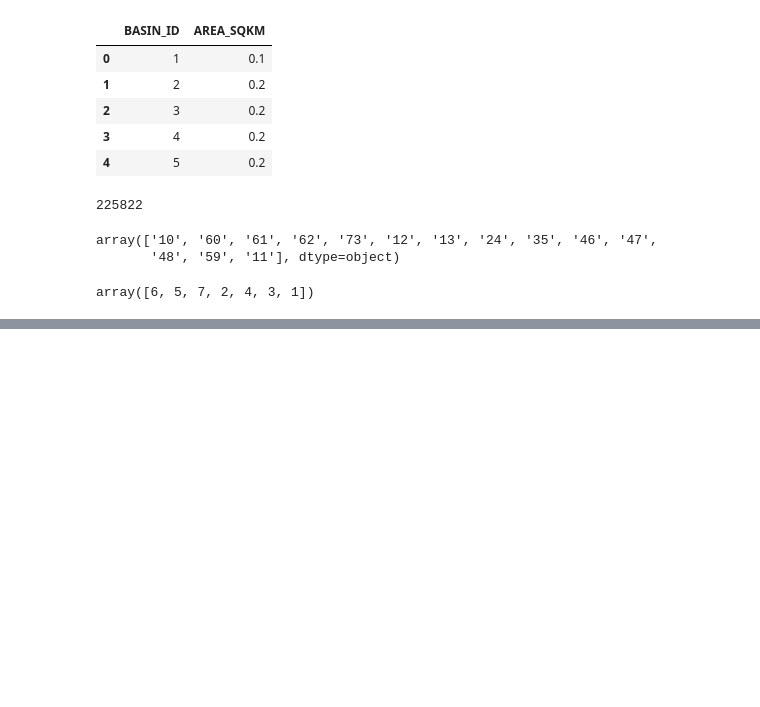
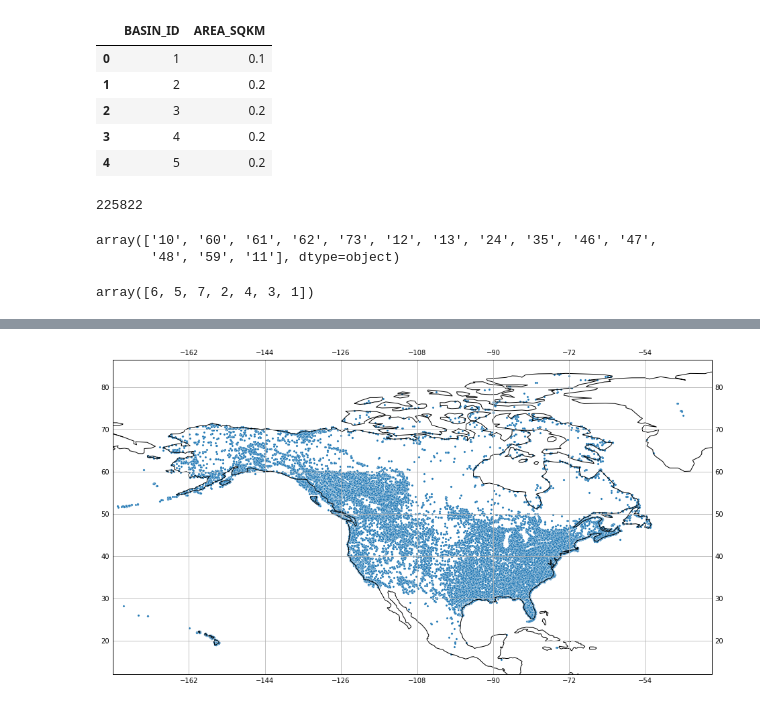
Before and after one commit to arshadimrit/Fish_community, a Jupyter notebook: Fish_hydro_matches.ipynb, the cells around one changed output, grey strips where cells are left out. Cells and saved outputs as stored; diff of their text form; code cells hidden in the pictures; blank space fills up the shorter version.

```diff
--- a/Fish_hydro_matches.ipynb
+++ b/Fish_hydro_matches.ipynb
@@ -561,0 +552,7 @@ today_date
+# %%
+df_unidentified = df.loc[df['hydro_waterbody'] == 'unknown']
+df_unidentified.drop(columns=['hydro_match', 'hydro_dist', 'hydro_id',
+       'ocean', 'match2river', 'river_hydro_dist', 'river_hydro_id',
+       'hydro_waterbody'], inplace=True)
+print(len(df_unidentified))
+display(df_unidentified)
@@ -561,0 +578,14 @@ today_date
+# %%
+%%time
+graph.figure(figsize=(16, 9))
+ax = graph.axes(projection=ccrs.PlateCarree())
+ax.coastlines()
+ax.gridlines(draw_labels=True)
+
+sns.scatterplot(df_unidentified['longitude'], df_unidentified['latitude'],
+                transform=ccrs.PlateCarree(), s=10)
+# graph.legend()
+
+graph.show()
+# %% [output]
+[figure, added]
```
Also changed, not shown: parts of 22 cells of this notebook, 1 other file.
